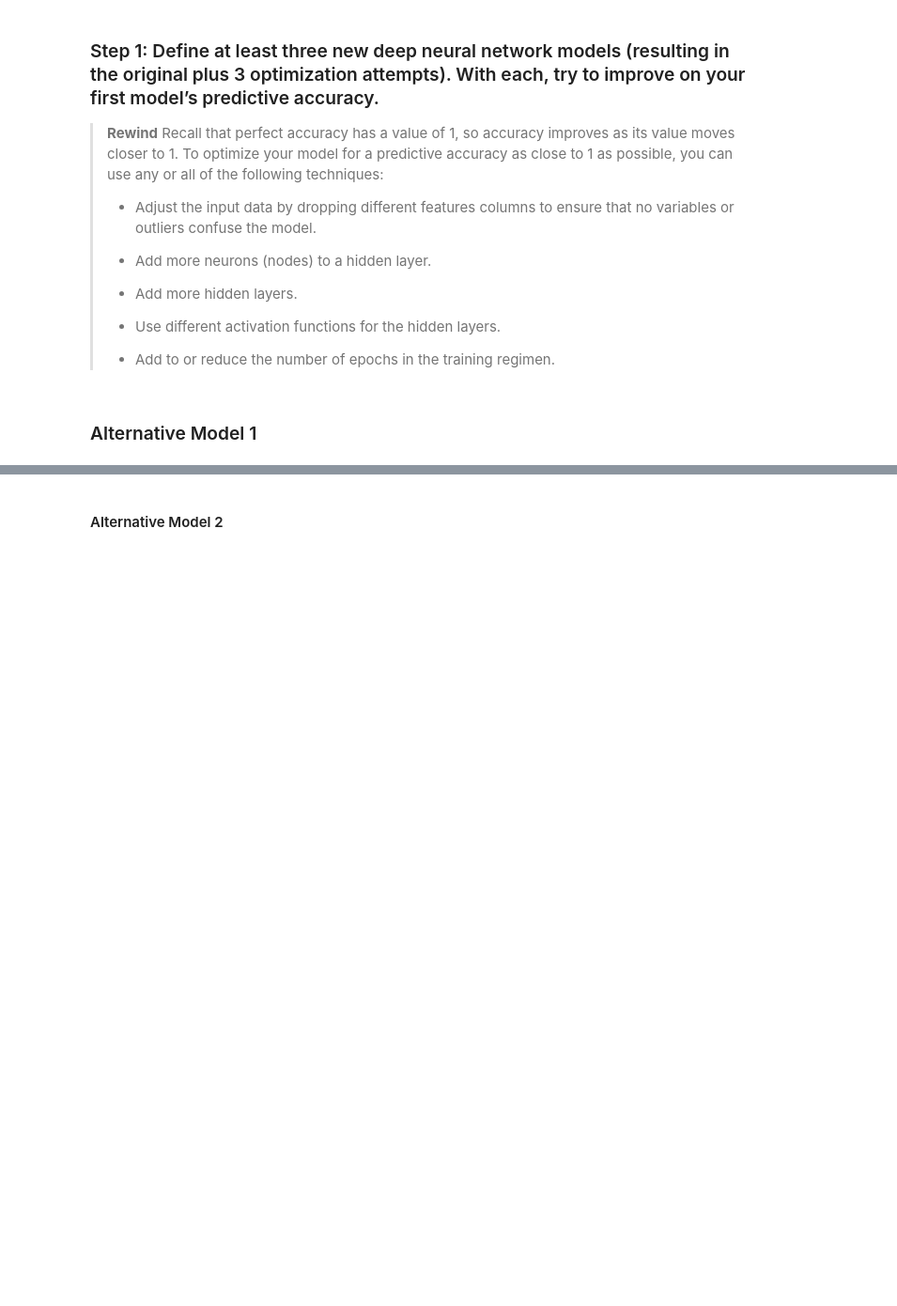
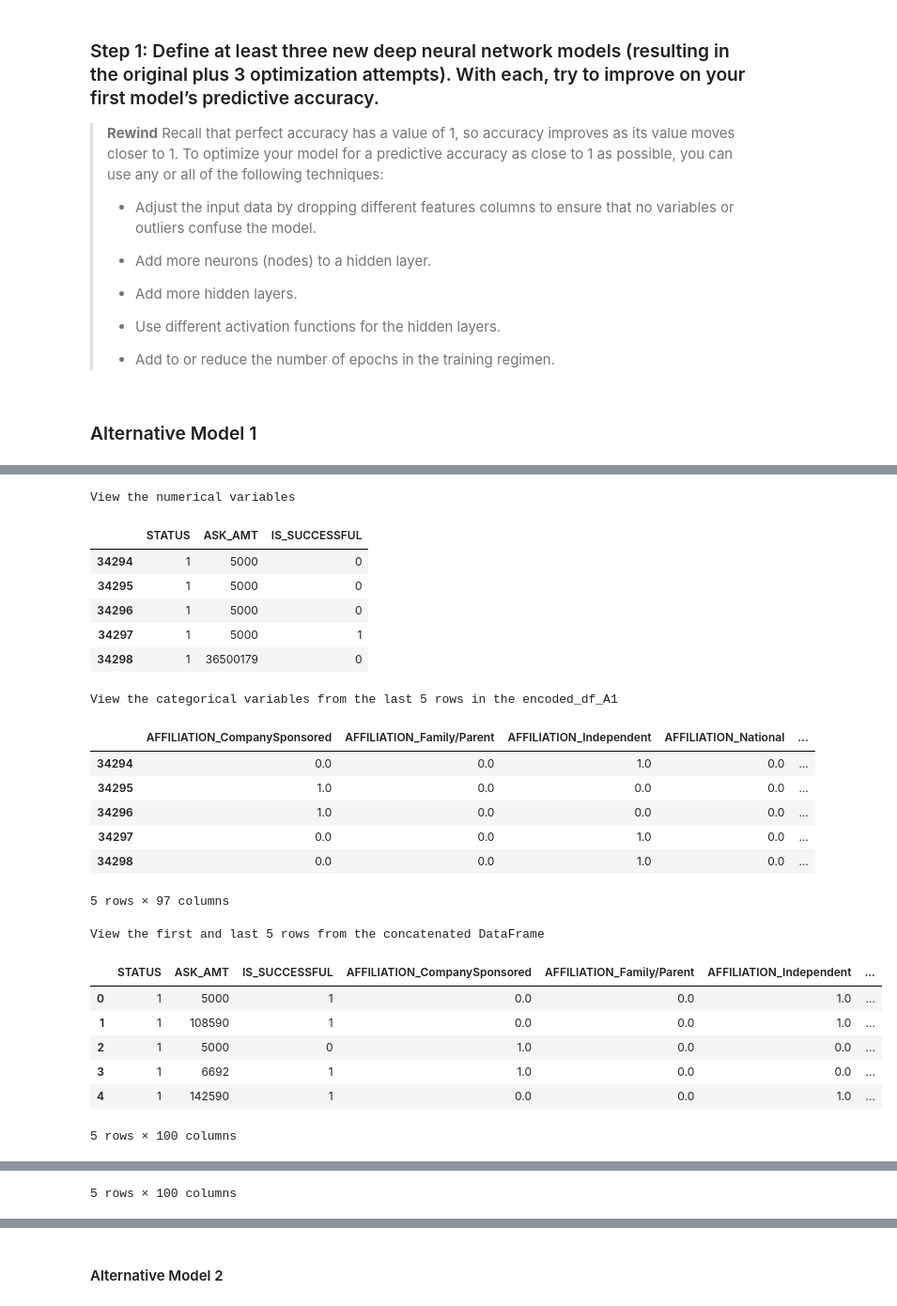
Before and after one commit to dinesh-m/venture_capital_analyzer, a Jupyter notebook: GC_venture_funding_with_deep_learning.ipynb, the cells around one changed output, grey strips where cells are left out. Shown at 94% size. Cells and saved outputs as stored; diff of their text form; code cells hidden in the pictures; blank space fills up the shorter version.

```diff
--- a/GC_venture_funding_with_deep_learning.ipynb
+++ b/GC_venture_funding_with_deep_learning.ipynb
@@ -536,0 +566,18 @@ NN model is saved in AlphabetSoup.h5
+# %%
+# Encode the categorical variables using OneHotEncoder
+
+# APPLICATION_TYPE variable is no longer in the categorical_variables_A1 set
+enc = OneHotEncoder(sparse=False)
+encoded_data_A1 = enc.fit_transform(applicant_data_df[categorical_variables_A1])
+# %%
+# Create a DataFrame with the encoded variables
+encoded_df_A1 = pd.DataFrame(
+    encoded_data_A1,
+    columns = enc.get_feature_names(categorical_variables_A1)
+)
+
+# Review the DataFrame encoded_df_A1 after removing APPLICATION_TYPE variable
+print('List of additional columns generated by OneHotEncoder')
+display(encoded_df_A1.head())
+
+display(encoded_df_A1.tail())
@@ -536,0 +600,46 @@ NN model is saved in AlphabetSoup.h5
+# %%
+# Create a DataFrame with the columnns containing numerical variables from the original dataset
+numerical_variables_df = applicant_data_df.drop(columns=categorical_variables)
+
+print('View the numerical variables')
+display(numerical_variables_df.tail())
+
+print('View the categorical variables from the last 5 rows in the encoded_df_A1')
+display(encoded_df_A1.tail())
+
+# To avoid nan values in the concatenated column values
+numerical_variables_df.reset_index(drop=True, inplace=True)
+encoded_df_A1.reset_index(drop=True, inplace=True)
+
+# Add the numerical variables from the original DataFrame to the one-hot encoding DataFrame
+encoded_df_A1 = pd.concat([numerical_variables_df, encoded_df_A1], axis=1)
+
+# Review the Dataframe
+print('View the first and last 5 rows from the concatenated DataFrame')
+display(encoded_df_A1.head())
+
+display(encoded_df_A1.tail())
+# %% [output]
+View the numerical variables
+|  | STATUS | ASK_AMT | IS_SUCCESSFUL |
+| 34294 | 1 | 5000 | 0 |
+| 34295 | 1 | 5000 | 0 |
+| 34296 | 1 | 5000 | 0 |
+| 34297 | 1 | 5000 | 1 |
+| 34298 | 1 | 36500179 | 0 |
+View the categorical variables from the last 5 rows in the encoded_df_A1
+|  | AFFILIATION_CompanySponsored | AFFILIATION_Family/Parent | AFFILIATION_Independent | AFFILIATION_National | ... |
+| 34294 | 0.0 | 0.0 | 1.0 | 0.0 | ... |
+| 34295 | 1.0 | 0.0 | 0.0 | 0.0 | ... |
+| 34296 | 1.0 | 0.0 | 0.0 | 0.0 | ... |
+| 34297 | 0.0 | 0.0 | 1.0 | 0.0 | ... |
+| 34298 | 0.0 | 0.0 | 1.0 | 0.0 | ... |
+5 rows × 97 columns
+View the first and last 5 rows from the concatenated DataFrame
+|  | STATUS | ASK_AMT | IS_SUCCESSFUL | AFFILIATION_CompanySponsored | AFFILIATION_Family/Parent | AFFILIATION_Independent | ... |
+| 0 | 1 | 5000 | 1 | 0.0 | 0.0 | 1.0 | ... |
+| 1 | 1 | 108590 | 1 | 0.0 | 0.0 | 1.0 | ... |
+| 2 | 1 | 5000 | 0 | 1.0 | 0.0 | 0.0 | ... |
+| 3 | 1 | 6692 | 1 | 1.0 | 0.0 | 0.0 | ... |
+| 4 | 1 | 142590 | 1 | 0.0 | 0.0 | 1.0 | ... |
+5 rows × 100 columns
@@ -536,0 +652 @@ NN model is saved in AlphabetSoup.h5
+5 rows × 100 columns
```
Also changed, not shown: parts of 39 cells of this notebook.
